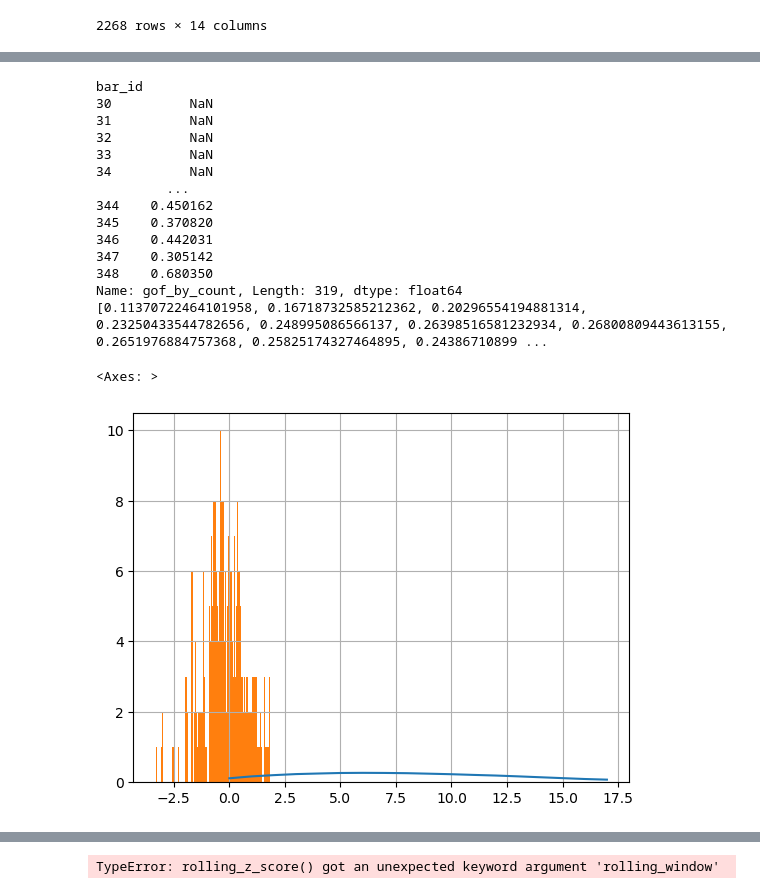
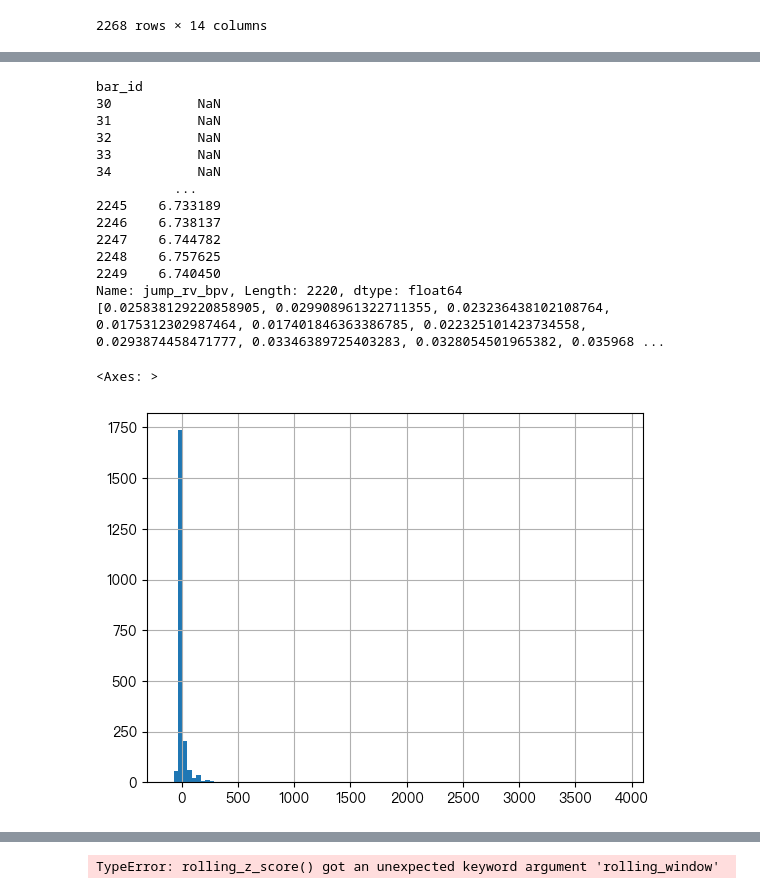
Before and after one commit to aamingaa/crypto-trade, a Jupyter notebook: strategy/fusion/hourly_pipeline.ipynb, the cells around one changed output, grey strips where cells are left out. Drawn from its saved outputs; the diff is of its cells as text; code cells hidden in the pictures.

```diff
--- a/strategy/fusion/hourly_pipeline.ipynb
+++ b/strategy/fusion/hourly_pipeline.ipynb
@@ -910,7 +1005,7 @@ def generate_date_range(start_date, end_date):
 raw_df = []
 daily = True
 start_date = '2025-06-01'
-end_date = '2025-06-02'
+end_date = '2025-06-01'
 dollar_threshold=10000*6000
 dollar_threshold_str = str(dollar_threshold).replace("*", "_")
 trades_zip_path = None
@@ -1338,5 +1433,5 @@ X2_y_pd
 # %%
-factor_name = 'gof_by_count'
+factor_name = 'jump_rv_bpv'
 
 def build_factor_corr(factor_name):
     winsorize_value = winsorize_single_factor(X2_y_pd[f'{factor_name}'])
@@ -1350,47 +1445,47 @@ def build_factor_corr(factor_name):
 factor_robust_zscore, corr_list = build_factor_corr(factor_name)
 
 print(factor_robust_zscore)
 print(corr_list)
 # pd.Series(corr_list).plot()
 
 factor_robust_zscore.hist(bins=100)
 
 # factor_robust_zscore[factor_robust_zscore==0].count()
 
 # factor_robust_zscore.dropna(inplace=True)
 # unique_values, counts = np.unique(factor_robust_zscore, return_counts=True)
 # value_counts = dict(zip(unique_values, counts))
 # print("数组中的唯一值：", unique_values)
 # print("每个值的出现次数：", counts)
 # print("值-次数对应关系：", value_counts)
 
 # factor_robust_zscore.describe()
 # pd.Series(corr_list).plot()
 
 
 
 # log_return_corr = pd.concat(corr_list)
 
 # print(log_return_corr)
 
 # log_return_corr.plot()
 # %% [output]
 bar_id
-30          NaN
-31          NaN
-32          NaN
-33          NaN
-34          NaN
-         ...
-344    0.450162
-345    0.370820
-346    0.442031
-347    0.305142
-348    0.680350
-Name: gof_by_count, Length: 319, dtype: float64
-[0.11370722464101958, 0.16718732585212362, 0.20296554194881314, 0.23250433544782656, 0.248995086566137, 0.26398516581232934, 0.26800809443613155, 0.2651976884757368, 0.25825174327464895, 0.24386710899 ...
+30           NaN
+31           NaN
+32           NaN
+33           NaN
+34           NaN
+          ...
+2245    6.733189
+2246    6.738137
+2247    6.744782
+2248    6.757625
+2249    6.740450
+Name: jump_rv_bpv, Length: 2220, dtype: float64
+[0.025838129220858905, 0.029908961322711355, 0.023236438102108764, 0.0175312302987464, 0.017401846363386785, 0.022325101423734558, 0.0293874458471777, 0.03346389725403283, 0.0328054501965382, 0.035968 ...
 <Axes: >
-[figure, old version]
+[figure, new version]
 # %%
 X2_y_pd
 # %% [output]
```
Also changed, not shown: parts of 6 cells of this notebook, 1 other file.
